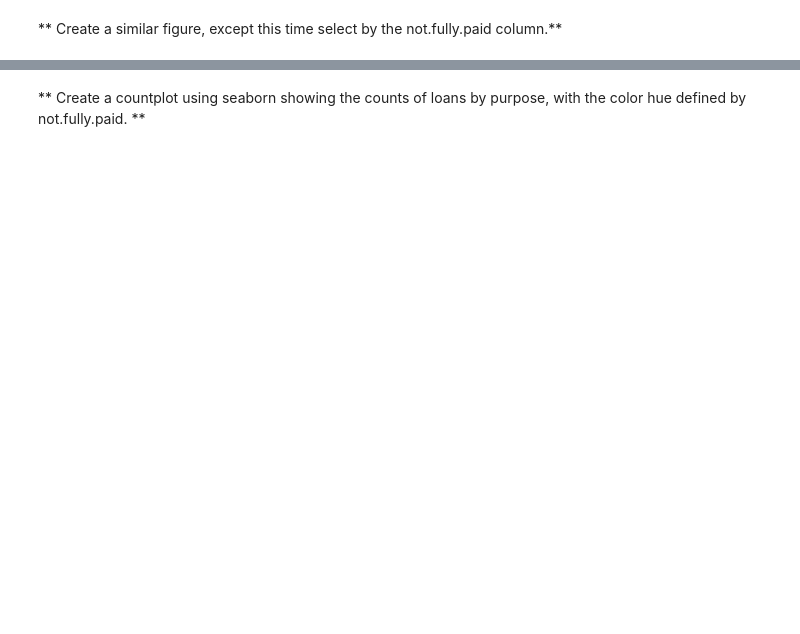
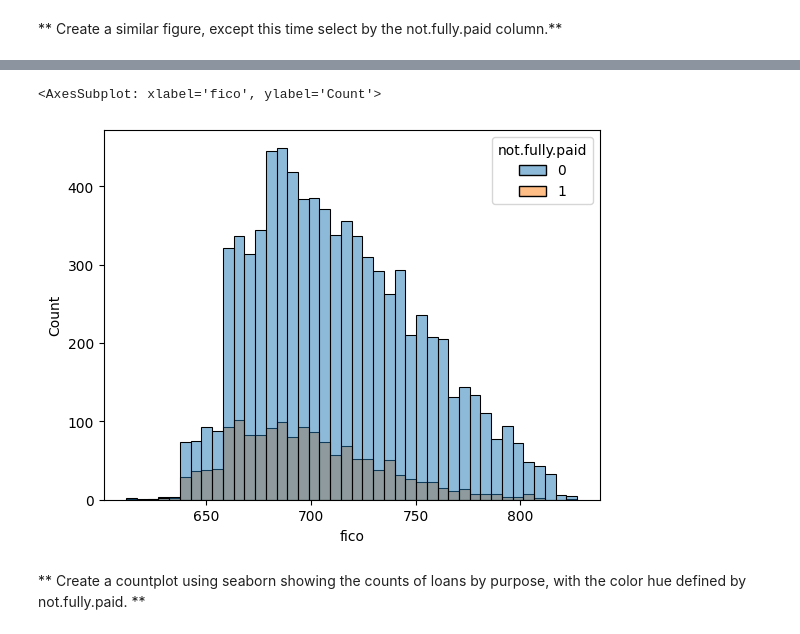
Before and after one commit to Shlok-21/MyLearningNotebooks, a Jupyter notebook: 04 -Decision Trees and Random Forest Project.ipynb, the cells around one changed output, grey strips where cells are left out. Cells and saved outputs as stored; diff of their text form; code cells hidden in the pictures; blank space fills up the shorter version.

```diff
--- a/04 -Decision Trees and Random Forest Project.ipynb
+++ b/04 -Decision Trees and Random Forest Project.ipynb
@@ -96,2 +102,7 @@ Let's do some data visualization! We'll use seaborn and pandas built-in plotting
+# %%
+sns.histplot(data = df, x = 'fico', hue = 'not.fully.paid')
+# %% [output]
+<AxesSubplot: xlabel='fico', ylabel='Count'>
+[figure, added]
 # %% [markdown]
 ** Create a countplot using seaborn showing the counts of loans by purpose, with the color hue defined by not.fully.paid. **
```
Also changed, not shown: parts of 45 cells of this notebook, 1 other file.
